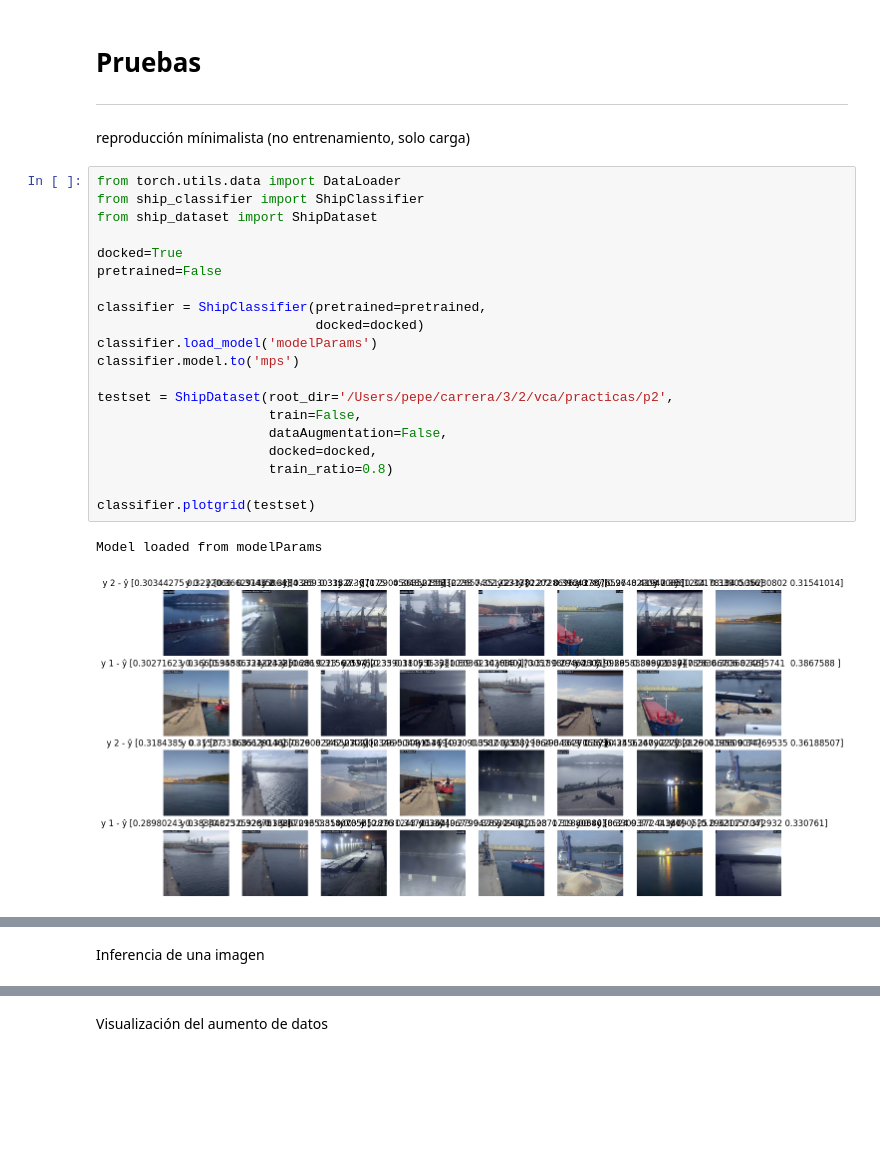
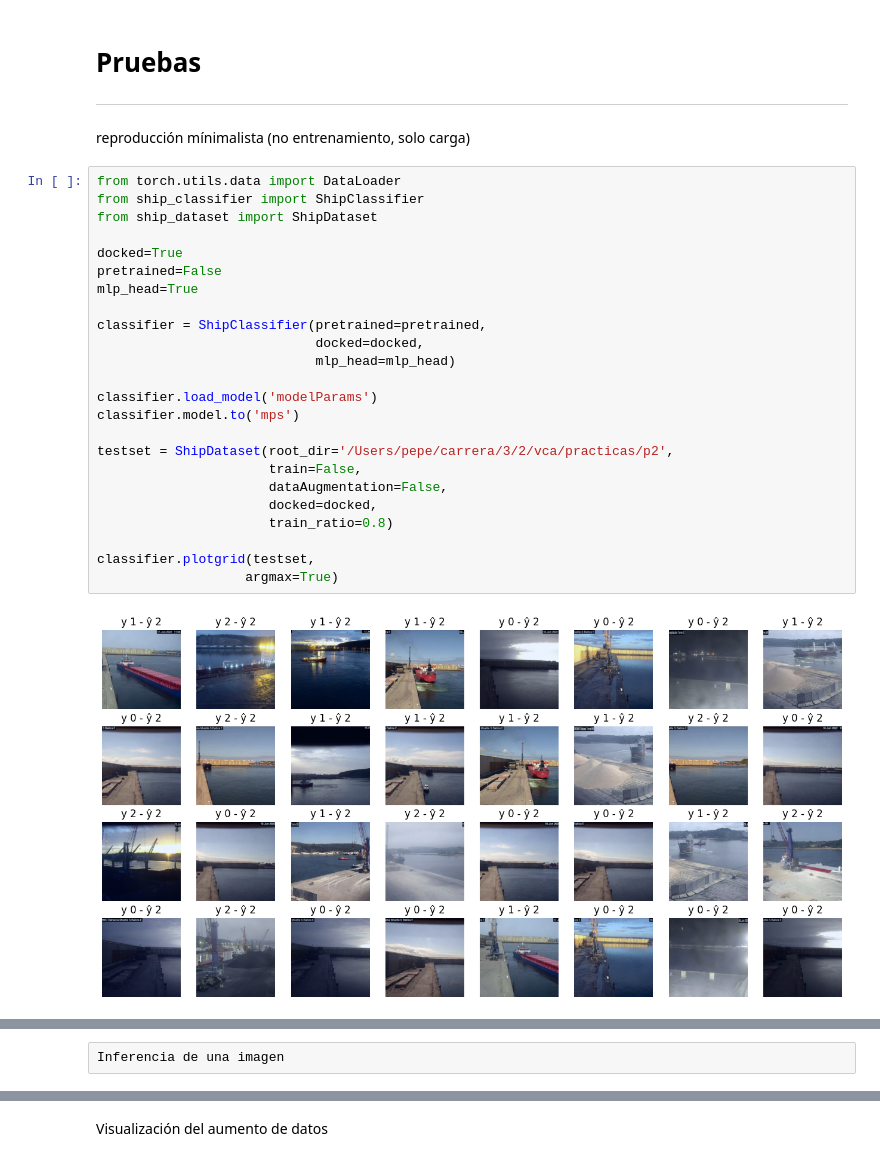
Before and after one commit to PepeRoConde/3year2sem, a Jupyter notebook: vision/p1/pruebas.ipynb, the cells around one changed output, grey strips where cells are left out. Cells and saved outputs as stored; diff of their text form; blank space fills up the shorter version.

```diff
--- a/vision/p1/pruebas.ipynb
+++ b/vision/p1/pruebas.ipynb
@@ -5,23 +5,26 @@ reproducción mínimalista (no entrenamiento, solo carga)
 # %%
 from torch.utils.data import DataLoader
 from ship_classifier import ShipClassifier
 from ship_dataset import ShipDataset
 
 docked=True
 pretrained=False
+mlp_head=True
 
 classifier = ShipClassifier(pretrained=pretrained,
-                            docked=docked)
+                            docked=docked,
+                            mlp_head=mlp_head)
+
 classifier.load_model('modelParams')
 classifier.model.to('mps')
 
 testset = ShipDataset(root_dir='/Users/pepe/carrera/3/2/vca/practicas/p2',
                       train=False,
                       dataAugmentation=False,
                       docked=docked,
                       train_ratio=0.8)
 
-classifier.plotgrid(testset)
+classifier.plotgrid(testset,
+                   argmax=True)
 # %% [output]
-Model loaded from modelParams
-[figure, old version]
+[figure, new version]
@@ -29,5 +32,5 @@ Model loaded from modelParams
-# %% [markdown]
-Inferencia de una imagen
+# %% [raw]
+Inferencia de una imagen
 # %%
 import torch
 import numpy as np
```
Also changed, not shown: parts of 3 cells of this notebook, 11 other files.
